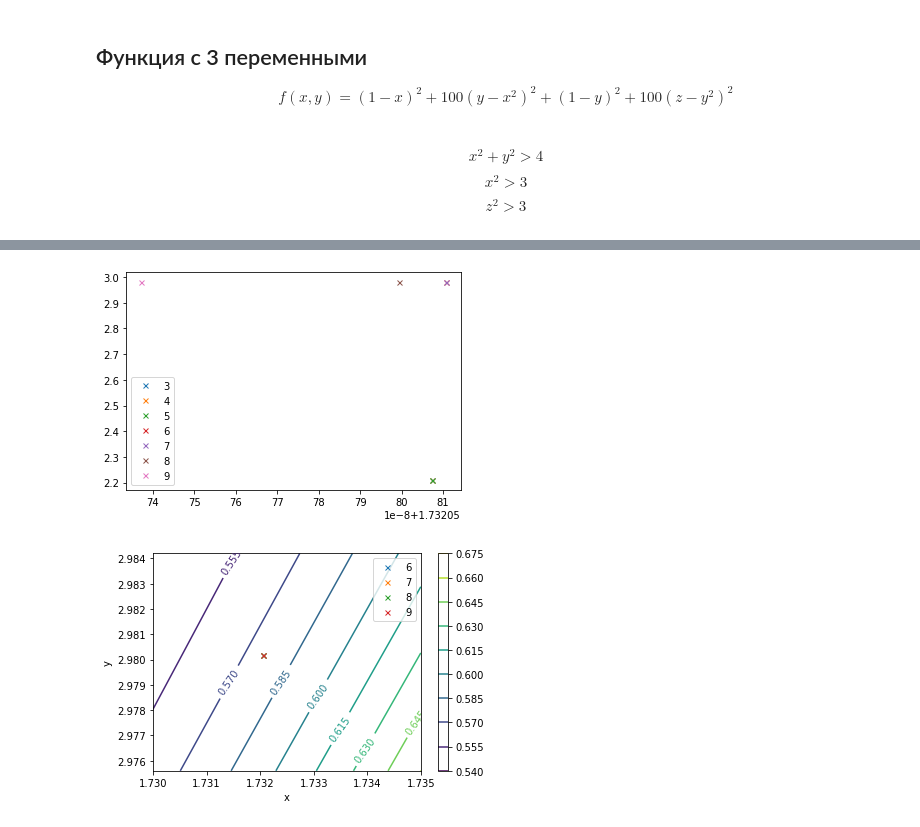
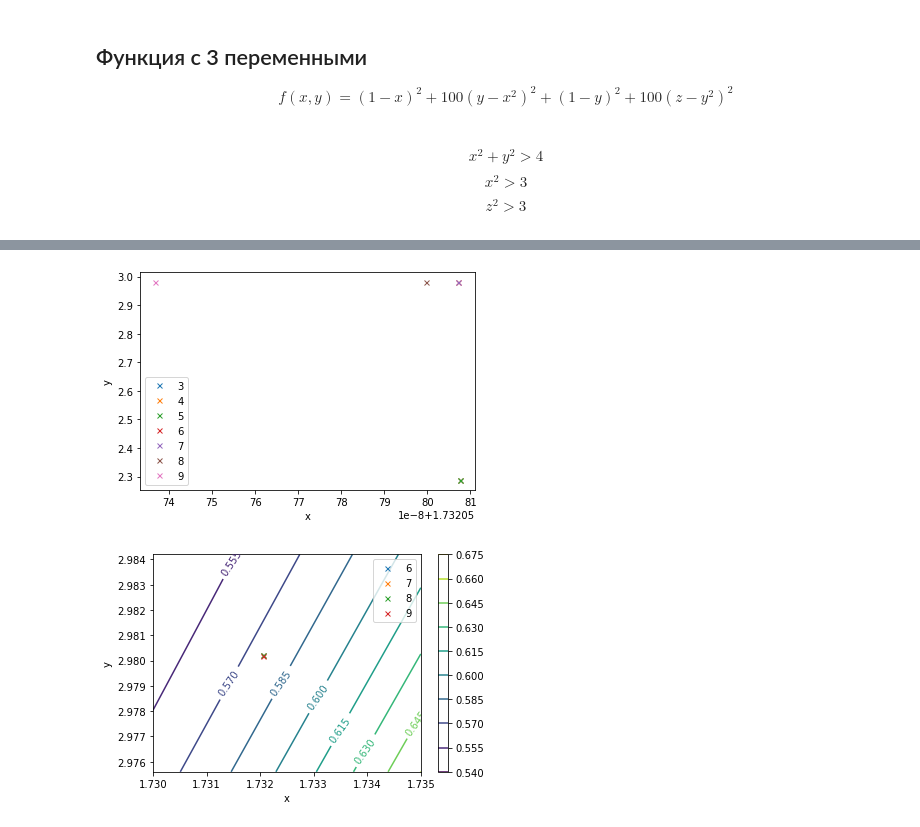
Before and after one commit to UvarkinIlya/ML, a Jupyter notebook: 20.ipynb, the cells around one changed output, grey strips where cells are left out. Saved outputs shown, nothing was run; the diff lists cells and outputs as text; code cells hidden in the pictures.

```diff
--- a/20.ipynb
+++ b/20.ipynb
@@ -384,6 +386,8 @@ print(curr_func(x_c))
 print(x_c)
 print(i)
 
+plt.xlabel('x')
+plt.ylabel('y')
 plt.legend()
 pass
 # %% [output]
@@ -392,5 +396,5 @@ pass
 9
-[figure, old version]
+[figure, new version]
 # %%
 x_c = [2, 1, 3]
 i = 1
```
Also changed, not shown: parts of 8 cells of this notebook.
